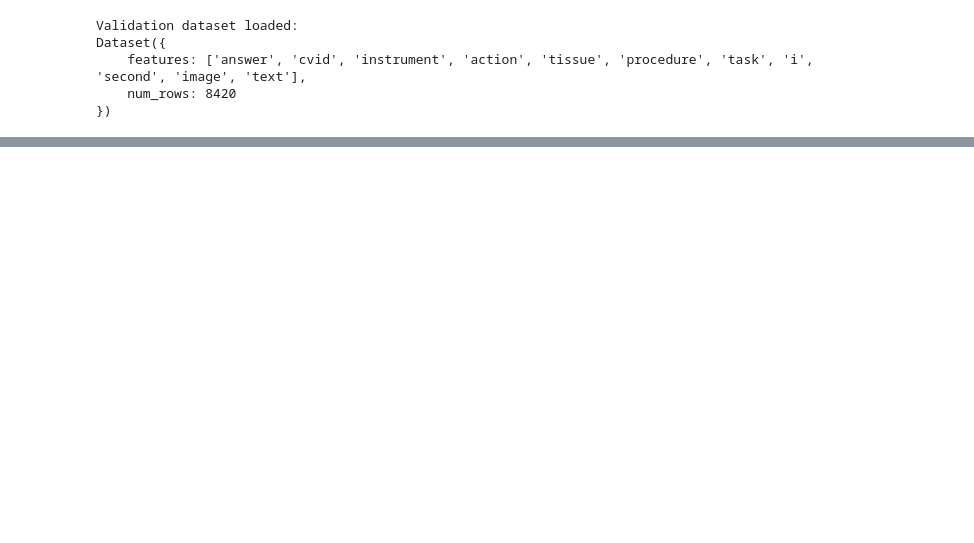
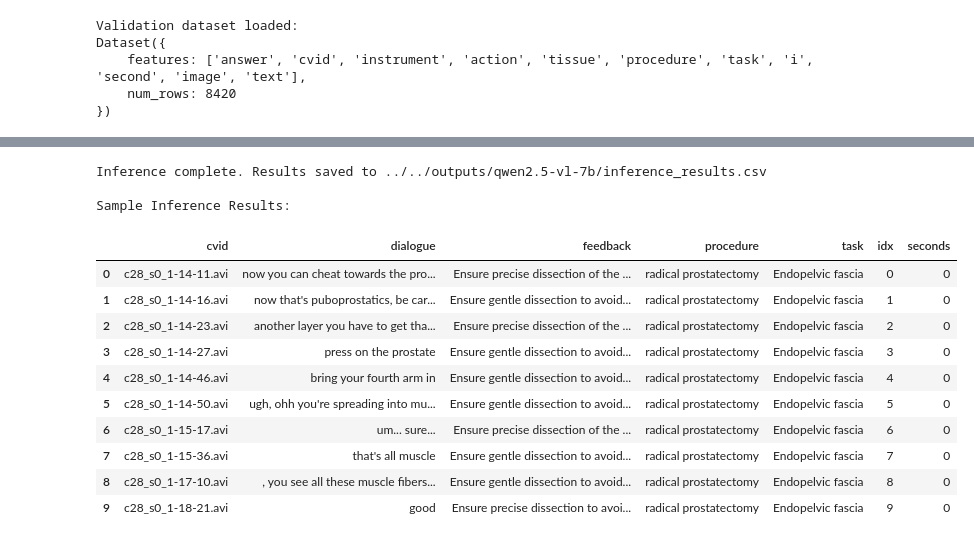
Before and after one commit to firdavsn/SurgFBGen, a Jupyter notebook: surgfbgen/notebooks/vqa_eval.ipynb, the cells around one changed output, grey strips where cells are left out. Cells and saved outputs as stored; diff of their text form; code cells hidden in the pictures; blank space fills up the shorter version.

```diff
--- a/surgfbgen/notebooks/vqa_eval.ipynb
+++ b/surgfbgen/notebooks/vqa_eval.ipynb
@@ -12,10 +12,13 @@ from PIL import Image
 # BASE_MODEL_NAME = "nvidia/Llama-3.2-11B-Vision-Surgical-CholecT50"
 
 # MODEL_OUTPUT_DIR = "outputs/llama-3.2-11b---10frames_proc+task"
-MODEL_OUTPUT_DIR = "outputs/llama-3.2-11b---10frames_proc+task_strict_instruction"
-BASE_MODEL_NAME = "nvidia/Llama-3.2-11B-Vision"
+# MODEL_OUTPUT_DIR = "outputs/llama-3.2-11b---10frames_proc+task_strict_instruction"
+MODEL_OUTPUT_DIR = "../../outputs/qwen2.5-vl-7b"
+# BASE_MODEL_NAME = "nvidia/Llama-3.2-11B-Vision"
+BASE_MODEL_NAME = "Qwen/Qwen2.5-VL-7B"
 LORA_ADAPTERS_PATH = f"{MODEL_OUTPUT_DIR}/lora_model"
-VALIDATION_DATA_PATH = f"outputs/llama-3.2-11b---10frames_proc+task_strict_instruction/val_ds"
+# VALIDATION_DATA_PATH = f"outputs/llama-3.2-11b---10frames_proc+task_strict_instruction/val_ds"
+VALIDATION_DATA_PATH = '../../outputs/vllm_datasets/val_ds-qwen_vl'
 
 # Inference configuration
 BATCH_SIZE = 4  # Adjust based on your GPU memory
@@ -62,6 +69,9 @@ MllamaForConditionalGeneration(
 # Load the validation dataset from disk
 val_ds = load_from_disk(VALIDATION_DATA_PATH)
 
+from datasets import Dataset
+val_ds = Dataset.from_dict(val_ds[::10])
+
 print("Validation dataset loaded:")
 print(val_ds)
 # %% [output]
@@ -80,14 +90,13 @@ def create_inference_prompt(example):
     """
     Creates a prompt for inference by formatting the user's part of the conversation.
     """
-    question = question_template.format(procedure=example["procedure"], task=example["task"])
+    full_question = f"{instruction}\n{question_template.format(procedure=example['procedure'], task=example['task'])}"
 
     # This structure must match the one used in `formatting_prompts_func` during training
     text_data = [
         {"role": "user", "content": [
-            {"type": "text", "text": instruction},
             {"type": "image"},
-            {"type": "text", "text": question},
+            {"type": "text", "text": full_question},
         ]},
     ]
 
@@ -195,22 +285,37 @@ for i in tqdm(range(0, len(val_ds), BATCH_SIZE), desc="Running Inference"):
 # %%
 # Create a DataFrame with the results
 results_df = pd.DataFrame({
     'cvid': cvids,
-    'ground_truth': ground_truths,
-    'prediction': predictions,
+    'dialogue': ground_truths,
+    'feedback': predictions,
     'procedure': procedures,
     'task': tasks,
     'idx': idxs,
     'seconds': seconds
 })
 
 # Save the DataFrame to a CSV file
 output_csv_path = f"{MODEL_OUTPUT_DIR}/inference_results.csv"
 results_df.to_csv(output_csv_path, index=False)
 
 print(f"Inference complete. Results saved to {output_csv_path}")
 
 # Display the first 10 results for a quick check
 print("\nSample Inference Results:")
 pd.set_option('display.max_colwidth', None)
 display(results_df.head(10))
+# %% [output]
+Inference complete. Results saved to ../../outputs/qwen2.5-vl-7b/inference_results.csv
+
+Sample Inference Results:
+|  | cvid | dialogue | feedback | procedure | task | idx | seconds |
+| 0 | c28_s0_1-14-11.avi | now you can cheat towards the pro... | Ensure precise dissection of the ... | radical prostatectomy | Endopelvic fascia | 0 | 0 |
+| 1 | c28_s0_1-14-16.avi | now that's puboprostatics, be car... | Ensure gentle dissection to avoid... | radical prostatectomy | Endopelvic fascia | 1 | 0 |
+| 2 | c28_s0_1-14-23.avi | another layer you have to get tha... | Ensure precise dissection of the ... | radical prostatectomy | Endopelvic fascia | 2 | 0 |
+| 3 | c28_s0_1-14-27.avi | press on the prostate | Ensure gentle dissection to avoid... | radical prostatectomy | Endopelvic fascia | 3 | 0 |
+| 4 | c28_s0_1-14-46.avi | bring your fourth arm in | Ensure gentle dissection to avoid... | radical prostatectomy | Endopelvic fascia | 4 | 0 |
+| 5 | c28_s0_1-14-50.avi | ugh, ohh you're spreading into mu... | Ensure gentle dissection to avoid... | radical prostatectomy | Endopelvic fascia | 5 | 0 |
+| 6 | c28_s0_1-15-17.avi | um... sure... | Ensure precise dissection of the ... | radical prostatectomy | Endopelvic fascia | 6 | 0 |
+| 7 | c28_s0_1-15-36.avi | that's all muscle | Ensure gentle dissection to avoid... | radical prostatectomy | Endopelvic fascia | 7 | 0 |
+| 8 | c28_s0_1-17-10.avi | , you see all these muscle fibers... | Ensure gentle dissection to avoid... | radical prostatectomy | Endopelvic fascia | 8 | 0 |
+| 9 | c28_s0_1-18-21.avi | good | Ensure precise dissection to avoi... | radical prostatectomy | Endopelvic fascia | 9 | 0 |
```
Also changed, not shown: parts of 4 cells of this notebook, 21 other files.
